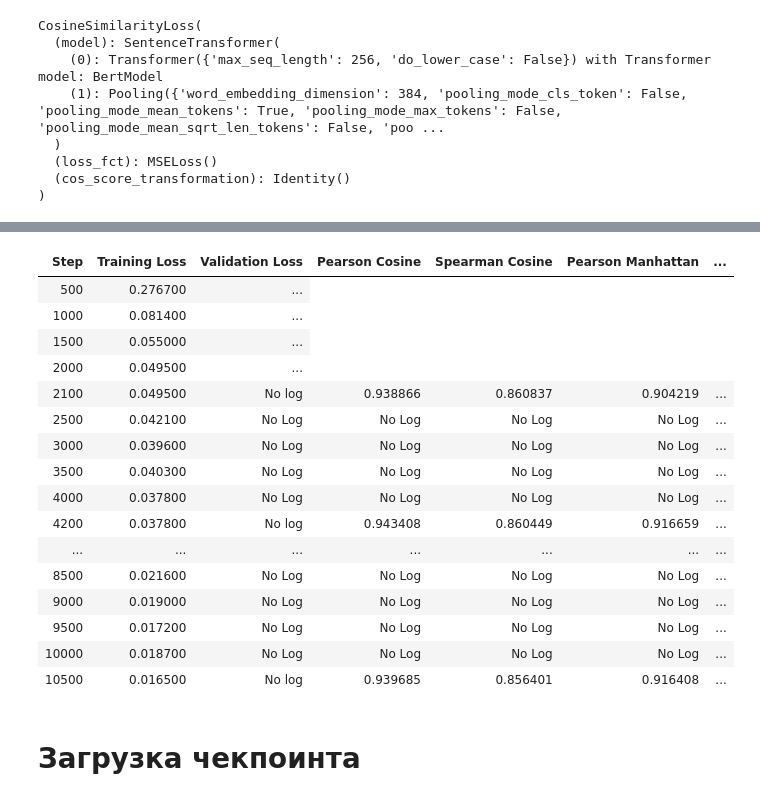
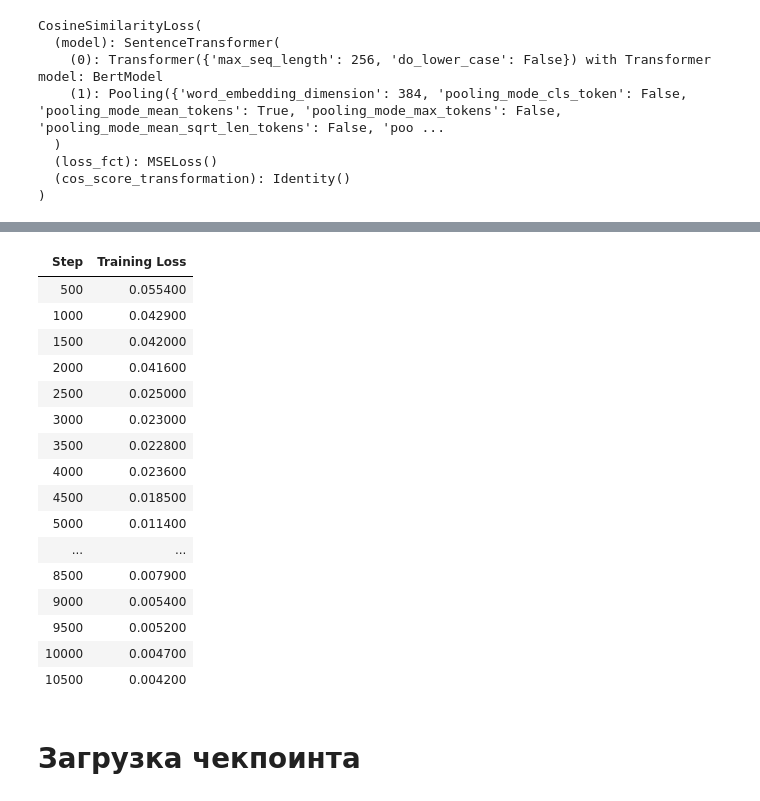
Before and after one commit to ivanVgusev/conversational-ai-and-llms, a Jupyter notebook: lab3_qa/lab3.ipynb, the cells around one changed output, grey strips where cells are left out. Cells and saved outputs as stored; diff of their text form; code cells hidden in the pictures.

Commit message:
LAB3: switched to newer sentence_trasformer version

```diff
--- a/lab3_qa/lab3.ipynb
+++ b/lab3_qa/lab3.ipynb
@@ -92,16 +92,16 @@ def test_shuffled_data():
     return data
 
 
-def trainval_examples():
+def trainval_dataset():
     data = trainval_shuffled_data()
 
-    trainval = []
-    for question, document, cos in data:
-        trainval.append(
-            InputExample(texts=[question, document], label=cos)
-        )
+    questions, documents, labels = zip(*data)
 
-    return trainval
+    return Dataset.from_dict({
+        "question": list(questions),
+        "document": list(documents),
+        "label": list(labels),
+    })
 
 
 def load_test_samples():
@@ -217,5 +217,5 @@ bi_encoder.evaluate(evaluator)
 # %% [markdown]
 # Дообучение
 # %%
-train_val_queries = trainval_examples()
-print(train_val_queries[0].__dict__)
+train_dataset = trainval_dataset()
+# print(train_dataset[0].__dict__)
@@ -229,5 +226,5 @@ trainval_dataloader_set = DataLoader(train_val_queries, shuffle=True, batch_size
 # %%
 from sentence_transformers import losses
 
-trainval_loss_set = losses.CosineSimilarityLoss(bi_encoder)
+train_loss = losses.CosineSimilarityLoss(bi_encoder)
 # %%
@@ -249,8 +244,25 @@ query_batch['input_ids'].shape, context_batch['input_ids'].shape, labels.shape
 # %%
-bi_encoder.fit(
-    train_objectives=[(trainval_dataloader_set, trainval_loss_set)],
-    output_path='qa/results',
-    epochs=5,
+from sentence_transformers import (
+    SentenceTransformerTrainer,
+    SentenceTransformerTrainingArguments,
+)
+
+args = SentenceTransformerTrainingArguments(
+    output_dir="qa/results",
+    num_train_epochs=5,
+    per_device_train_batch_size=4,
+    save_strategy="epoch",
+    save_total_limit=2,1
+)
+
+trainer = SentenceTransformerTrainer(
+    model=bi_encoder,
+    args=args,
+    train_dataset=train_dataset,
+    loss=train_loss,
     evaluator=evaluator,
 )
+
+trainer.train()
+trainer.save_model("qa/results/final")
 # %% [output]
@@ -258,20 +270,20 @@ bi_encoder.fit(
-| Step | Training Loss | Validation Loss | Pearson Cosine | Spearman Cosine | Pearson Manhattan | ... |
-| 500 | 0.276700 | ... |
-| 1000 | 0.081400 | ... |
-| 1500 | 0.055000 | ... |
-| 2000 | 0.049500 | ... |
-| 2100 | 0.049500 | No log | 0.938866 | 0.860837 | 0.904219 | ... |
-| 2500 | 0.042100 | No Log | No Log | No Log | No Log | ... |
-| 3000 | 0.039600 | No Log | No Log | No Log | No Log | ... |
-| 3500 | 0.040300 | No Log | No Log | No Log | No Log | ... |
-| 4000 | 0.037800 | No Log | No Log | No Log | No Log | ... |
-| 4200 | 0.037800 | No log | 0.943408 | 0.860449 | 0.916659 | ... |
-| ... | ... | ... | ... | ... | ... | ... |
-| 8500 | 0.021600 | No Log | No Log | No Log | No Log | ... |
-| 9000 | 0.019000 | No Log | No Log | No Log | No Log | ... |
-| 9500 | 0.017200 | No Log | No Log | No Log | No Log | ... |
-| 10000 | 0.018700 | No Log | No Log | No Log | No Log | ... |
-| 10500 | 0.016500 | No log | 0.939685 | 0.856401 | 0.916408 | ... |
+| Step | Training Loss |
+| 500 | 0.055400 |
+| 1000 | 0.042900 |
+| 1500 | 0.042000 |
+| 2000 | 0.041600 |
+| 2500 | 0.025000 |
+| 3000 | 0.023000 |
+| 3500 | 0.022800 |
+| 4000 | 0.023600 |
+| 4500 | 0.018500 |
+| 5000 | 0.011400 |
+| ... | ... |
+| 8500 | 0.007900 |
+| 9000 | 0.005400 |
+| 9500 | 0.005200 |
+| 10000 | 0.004700 |
+| 10500 | 0.004200 |
 # %% [markdown]
 # Загрузка чекпоинта
 # %%
```
Also changed, not shown: parts of 11 cells of this notebook, 3 other files.
